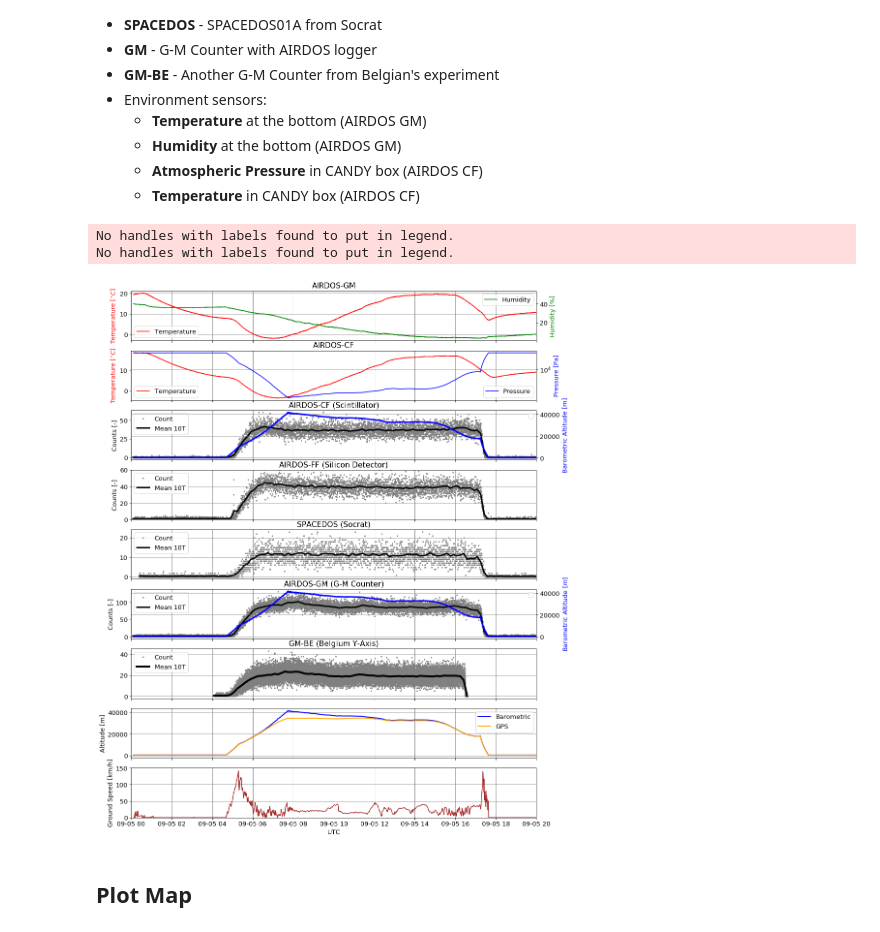
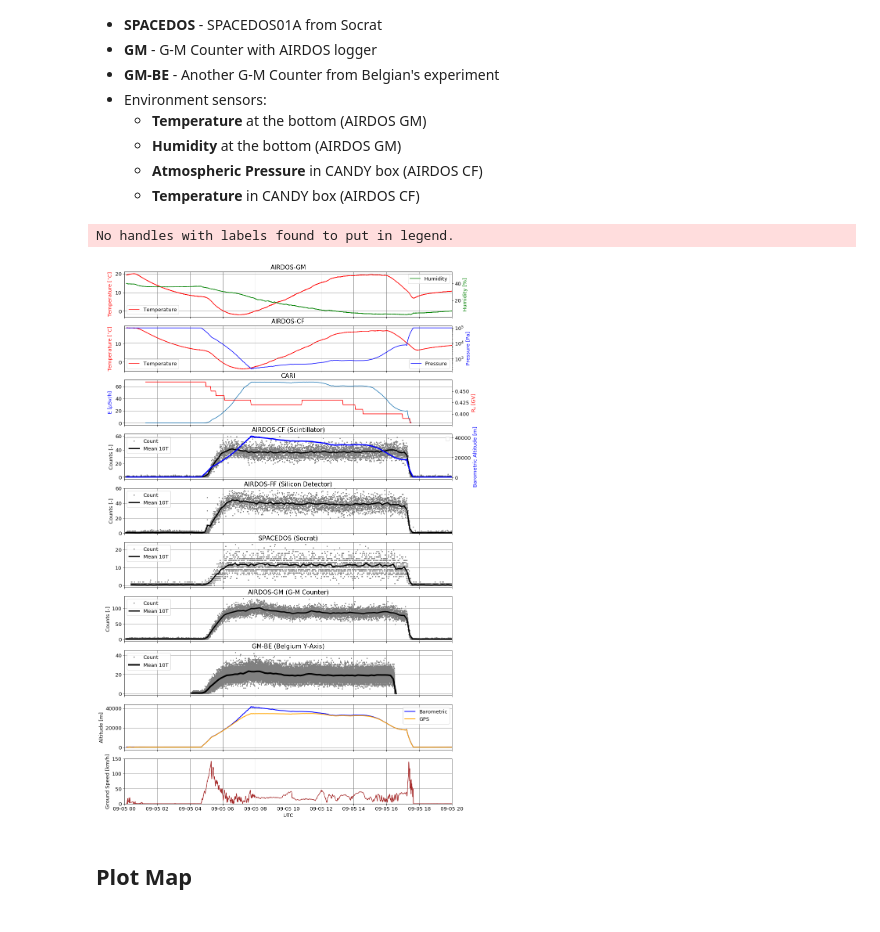
Before and after one commit to ODZ-UJF-AV-CR/FIK-4-Kiruna, a Jupyter notebook: notebooks/Flight2.ipynb, the cells around one changed output. Saved outputs shown, nothing was run; the diff lists cells and outputs as text; code cells hidden in the pictures.

Commit message:
CARI7 calculation was added

```diff
--- a/notebooks/Flight2.ipynb
+++ b/notebooks/Flight2.ipynb
@@ -64,22 +64,34 @@ gm_nav
     * __Humidity__ at the bottom (AIRDOS GM)
     * __Atmospheric Pressure__ in CANDY box (AIRDOS CF)
     * __Temperature__ in CANDY box (AIRDOS CF)
+# %%
+cari = pd.read_table('/storage/experiments/2019/09_HEMERA/FLIGHT/CARI/HEMERA_CARI-7d.csv', sep=',', header=0)#, comment='*',engine='python' )
+from datetime import datetime
+cari['time'] = datetime(2019,9,5,1,18,0) + pd.TimedeltaIndex(cari['MINUTES'], unit='m')
 # %%
 import matplotlib
 matplotlib.rcParams.update({'font.size': 13})
 from pandas.plotting import register_matplotlib_converters
 register_matplotlib_converters()
 
-fig, (ax1, ax3, ax4, ax5, ax6, ax2, ax7, ax8, ax9) \
-    = plt.subplots(figsize=(15, 20), nrows=9, sharex=True)
+fig, (ax1, ax3, ax10, ax4, ax5, ax6, ax2, ax7, ax8, ax9) \
+    = plt.subplots(figsize=(15, 25), nrows=10, sharex=True)
 ax1_twin = ax1.twinx()
-ax2_twin = ax2.twinx()
+#ax2_twin = ax2.twinx()
 ax3_twin = ax3.twinx()
 ax4_twin = ax4.twinx()
+ax10_twin = ax10.twinx()
 
 MINUTES = 10
 WINDOW = str(MINUTES) + 'T'
 OFFSET = str(MINUTES/2) + 'T'
+
+ax10.plot(cari['time'], cari['ICRP103_Effective_Dose(microSv)'])
+ax10.grid(b=True, which='major', color='grey', linestyle='-')
+ax10.set_title("CARI")
+ax10.set_ylabel('E [${\mu}$Sv/h]', color='blue')
+ax10_twin.plot(cari['time'], cari['VCR(GV)'], color='red')
+ax10_twin.set_ylabel('R$_c$ [GV]', color='red')
 
 # GM
 ax2.set_title("AIRDOS-GM (G-M Counter)")
@@ -98,11 +110,11 @@ ax1_twin.set_ylabel('Humidity [%]', color='green')
 ax1_twin.plot(gm.index, gm['Humid'], label='Humidity', color='green')
 ax1_twin.legend()
 
-ax2_twin.set_ylabel('Barometric Altitude [$m$]', color='blue')
-ax2_twin.plot(cf_candy.index, cf_candy['Pressure'].apply(press2alt),
-              color='blue', lw=3)
-ax2_twin.grid(b=True, which='major', color='grey', linestyle='-', axis='y')
-ax2_twin.legend(loc=1)
+#ax2_twin.set_ylabel('Barometric Altitude [$m$]', color='blue')
+#ax2_twin.plot(cf_candy.index, cf_candy['Pressure'].apply(press2alt),
+#              color='blue', lw=3)
+ax2.grid(b=True, which='major', color='grey', linestyle='-', axis='y')
+#ax2_twin.legend(loc=1)
 
 # CF
 spec = np.array(list(map(list, cf_candy['Bins'])))
@@ -145,35 +157,34 @@ ax6.set_title("SPACEDOS (Socrat)")
 ax6.plot(socrat_candy['Flux'], linestyle='', marker='.', label='Count', markeredgewidth=0, color='gray')
 ax6.plot(socrat_candy['Flux'].resample(WINDOW, loffset=OFFSET).mean(), lw=3, label='Mean '+WINDOW, color='black')
 #ax6.set_xlim('2019-09-05 00:00','2019-09-05 20:00')
 ax6.grid(b=True, which='major', color='grey', linestyle='-')
 ax6.legend(loc=2)
 
 ax7.set_title("GM-BE (Belgium Y-Axis)")
 ax7.plot(begm['Flux'], linestyle='', marker='.', label='Count', markeredgewidth=0, color='gray')
 ax7.plot(begm['Flux'].resample(WINDOW, loffset=OFFSET).mean(), lw=4, label='Mean '+WINDOW, color='black')
 ax7.set_xlim('2019-09-05 00:00','2019-09-05 20:00')
 ax7.grid(b=True, which='major', color='grey', linestyle='-')
 ax7.legend(loc=2)
 
 ax8.plot(cf_candy.index, cf_candy['Pressure'].apply(press2alt),
          color='blue', lw=2, label='Barometric')
 ax8.plot(cf_nav.index, cf_nav['Alt'],
          color='orange', lw=2, label='GPS')
 ax8.legend(loc=1)
 ax8.set_ylabel('Altitude [m]')
 ax8.grid(b=True, which='major', color='grey', linestyle='-')
 
 ax9.plot(cf_nav.index, cf_nav['Speed'], color='brown')
 ax9.set_ylabel('Ground Speed [km/h]')
 ax9.grid(b=True, which='major', color='grey', linestyle='-')
 ax9.set_ylim(0,150)
 ax9.set_xlabel('UTC')
 
 None
 # %% [output]
 No handles with labels found to put in legend.
-No handles with labels found to put in legend.
-[figure, old version]
+[figure, new version]
 # %% [markdown]
 ## Plot Map
 # %%
```
Also changed, not shown: parts of 5 cells of this notebook, 2 other files.
